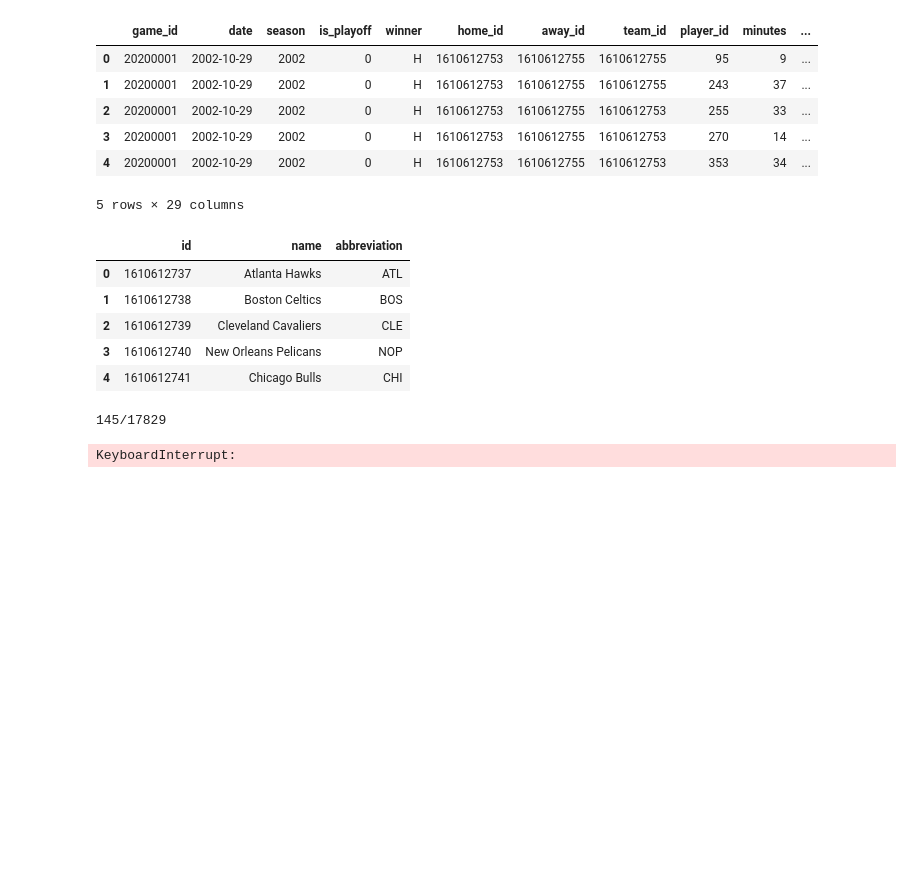
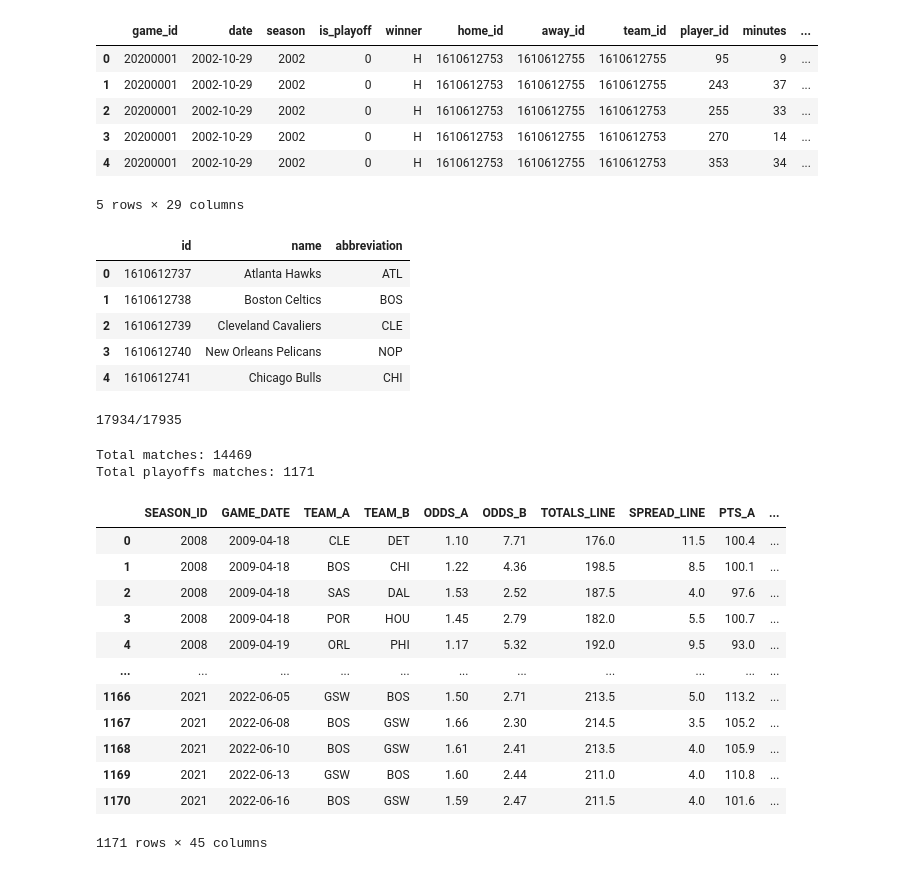
Before and after one commit to caiomelo22/nba-predictor, a Jupyter notebook: csv_getters/csv_creator.ipynb, the cells around one changed output. Drawn from its saved outputs; the diff is of its cells as text; code cells hidden in the pictures; blank space fills up the shorter version.

```diff
--- a/csv_getters/csv_creator.ipynb
+++ b/csv_getters/csv_creator.ipynb
@@ -87,8 +87,8 @@ for i, team in teams.iterrows():
     elo_dict = json.load(f)
     teams_elo_dict[team['id']] = elo_dict
 # %%
-def get_match_info(game_info, stats_team_a, stats_team_b, winner):
-    return (game_info + stats_team_a + stats_team_b + [winner])
+def get_match_info(game_info, stats_team_a, stats_team_b, winner, team_a_pts, team_b_pts):
+    return (game_info + stats_team_a + stats_team_b + [winner, team_a_pts, team_b_pts])
 
 def get_team_previous_games(season_games, season_games_plyrs, game_date, team_id, opp_id, teams_per, season, scenario):
     response = hf.get_team_previous_games(season_games, team_id, game_date, season)
@@ -185,16 +185,18 @@ for i, g in season_games_iterr.iterrows():
     if not stats_team_b:
         continue
 
-    match_info = get_match_info([season, game_date, team_a_abbv, team_b_abbv, team_a_odds, team_b_odds], stats_team_a, stats_team_b, winner)
+    match_info = get_match_info([season, game_date, team_a_abbv, team_b_abbv, team_a_odds, team_b_odds, g['over_under_line'], g['spread_line']], stats_team_a, stats_team_b, winner, team_a_pts, team_b_pts)
     if is_playoffs:
         matches_organized_playoffs.append(match_info)
     else:
         matches_organized.append(match_info)
 # %% [output]
-145/17829
+17934/17935
-KeyboardInterrupt:
 # %%
 print("Total matches: {}\nTotal playoffs matches: {}".format(len(matches_organized), len(matches_organized_playoffs)))
+# %% [output]
+Total matches: 14469
+Total playoffs matches: 1171
 # %%
 def parse_df_to_csv(dataframe, columns, path, filename):
     if not os.path.exists(path):
@@ -203,9 +205,23 @@ def parse_df_to_csv(dataframe, columns, path, filename):
     final_df.to_csv("{}/{}".format(path, filename))
     return final_df
 # %%
-columns = ['SEASON_ID', 'GAME_DATE', 'TEAM_A', 'TEAM_B', 'ODDS_A', 'ODDS_B',
+columns = ['SEASON_ID', 'GAME_DATE', 'TEAM_A', 'TEAM_B', 'ODDS_A', 'ODDS_B', 'TOTALS_LINE', 'SPREAD_LINE',
            'PTS_A', 'PTS_CON_A', 'FG_PCT_A', 'FG3_PCT_A', 'FT_PCT_A', 'REB_A', 'TOV_A', 'SEASON_A_PCT', 'PER_A', 'ELO_A', 'MATCHUP_A_PCT', 'HA_A_PCT', 'STREAK_A', 'LAST_GAMES_PCT_A', 'HA_LAST_GAMES_PCT_A', 'OFF_RTG_A', 'DEF_RTG_A',
            'PTS_B', 'PTS_CON_B', 'FG_PCT_B', 'FG3_PCT_B', 'FT_PCT_B', 'REB_B', 'TOV_B', 'SEASON_B_PCT', 'PER_B', 'ELO_B', 'MATCHUP_B_PCT', 'HA_B_PCT', 'STREAK_B', 'LAST_GAMES_PCT_B', 'HA_LAST_GAMES_PCT_B', 'OFF_RTG_B', 'DEF_RTG_B',
-           'WINNER']
+           'WINNER', 'GAME_PTS_A', 'GAME_PTS_B']
 final_df = parse_df_to_csv(matches_organized, columns, '../data', '{}-{}.csv'.format(first_season, last_season-1))
 parse_df_to_csv(matches_organized_playoffs, columns, '../data/playoffs', '{}-{}.csv'.format(first_season, last_season-1))
+# %% [output]
+|  | SEASON_ID | GAME_DATE | TEAM_A | TEAM_B | ODDS_A | ODDS_B | TOTALS_LINE | SPREAD_LINE | PTS_A | ... |
+| 0 | 2008 | 2009-04-18 | CLE | DET | 1.10 | 7.71 | 176.0 | 11.5 | 100.4 | ... |
+| 1 | 2008 | 2009-04-18 | BOS | CHI | 1.22 | 4.36 | 198.5 | 8.5 | 100.1 | ... |
+| 2 | 2008 | 2009-04-18 | SAS | DAL | 1.53 | 2.52 | 187.5 | 4.0 | 97.6 | ... |
+| 3 | 2008 | 2009-04-18 | POR | HOU | 1.45 | 2.79 | 182.0 | 5.5 | 100.7 | ... |
+| 4 | 2008 | 2009-04-19 | ORL | PHI | 1.17 | 5.32 | 192.0 | 9.5 | 93.0 | ... |
+| ... | ... | ... | ... | ... | ... | ... | ... | ... | ... | ... |
+| 1166 | 2021 | 2022-06-05 | GSW | BOS | 1.50 | 2.71 | 213.5 | 5.0 | 113.2 | ... |
+| 1167 | 2021 | 2022-06-08 | BOS | GSW | 1.66 | 2.30 | 214.5 | 3.5 | 105.2 | ... |
+| 1168 | 2021 | 2022-06-10 | BOS | GSW | 1.61 | 2.41 | 213.5 | 4.0 | 105.9 | ... |
+| 1169 | 2021 | 2022-06-13 | GSW | BOS | 1.60 | 2.44 | 211.0 | 4.0 | 110.8 | ... |
+| 1170 | 2021 | 2022-06-16 | BOS | GSW | 1.59 | 2.47 | 211.5 | 4.0 | 101.6 | ... |
+1171 rows × 45 columns
```
Also changed, not shown: parts of 2 cells of this notebook, 3 other files.
